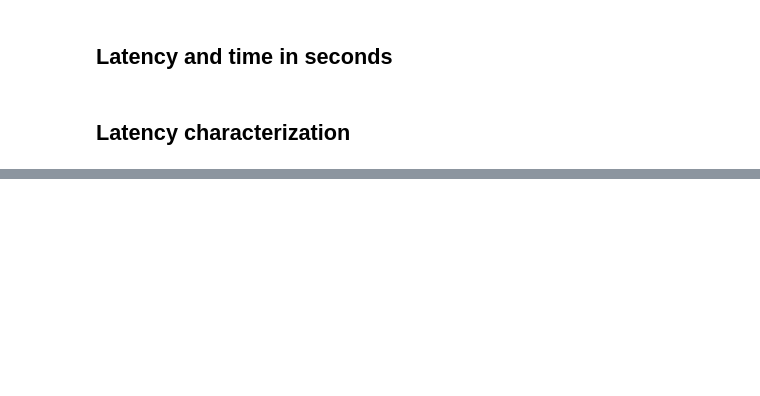
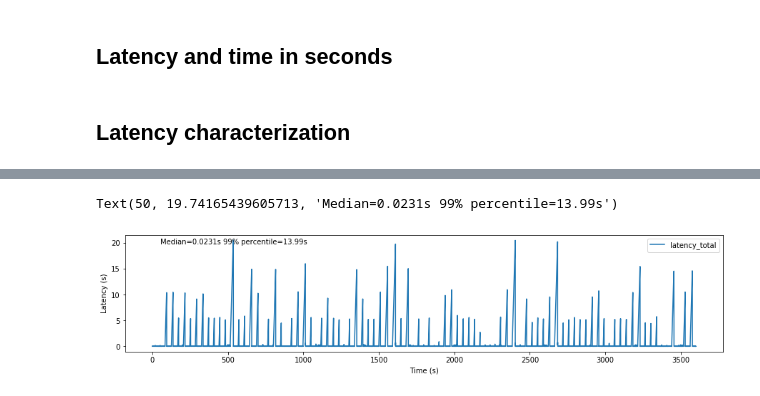
Before and after one commit to lsst-sqre/system-test, a Jupyter notebook: experiments/efd/EFD_latency_characterization.ipynb, the cells around one changed output, grey strips where cells are left out. Drawn from its saved outputs; the diff is of its cells as text; code cells hidden in the pictures; blank space fills up the shorter version.

```diff
--- a/experiments/efd/EFD_latency_characterization.ipynb
+++ b/experiments/efd/EFD_latency_characterization.ipynb
@@ -70,0 +92,11 @@ Text(50, 21.30944091796875, 'Median=0.0232s 99% percentile=13.12s')
+# %%
+median = df.latency_total.median()
+quantile99 = df.latency_total.quantile(.99)
+
+p = df.plot(x='time_seconds', y='latency_total', figsize=(15,3))
+p.set_xlabel("Time (s)")
+p.set_ylabel("Latency (s)")
+p.text(50,df.latency_total.max()-0.75,"Median={:.4f}s 99% percentile={:.2f}s".format(median, quantile99))
+# %% [output]
+Text(50, 19.74165439605713, 'Median=0.0231s 99% percentile=13.99s')
+[figure, added]
```
Also changed, not shown: parts of 8 cells of this notebook.
